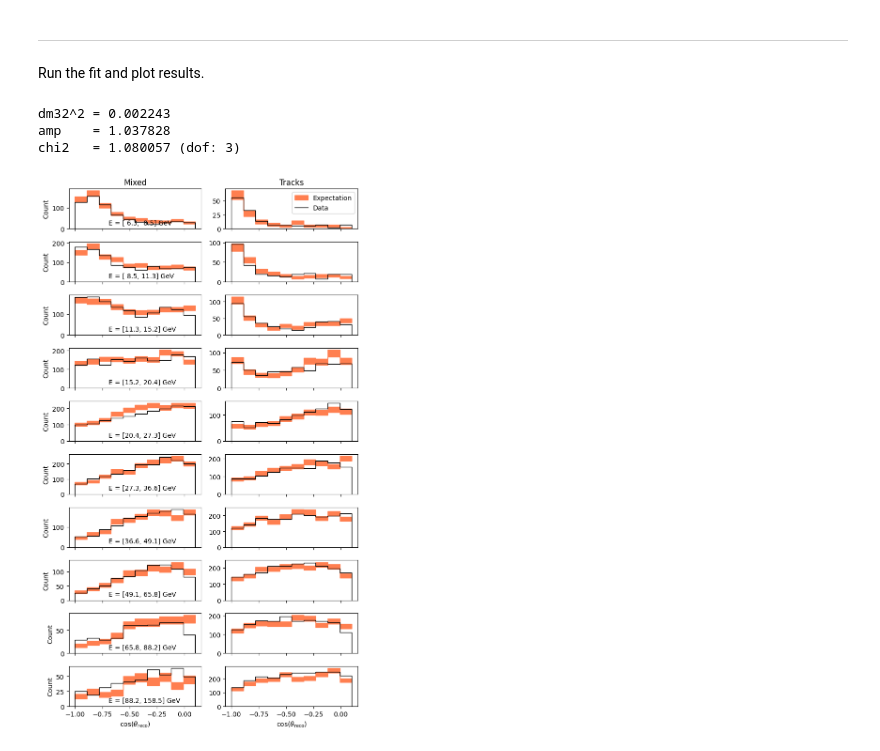
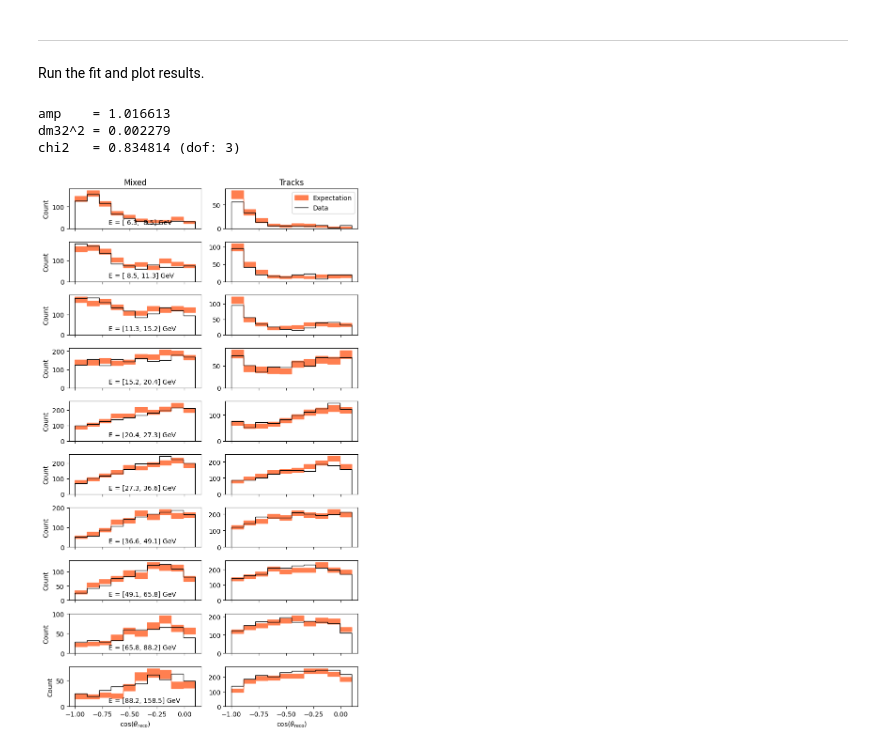
Before and after one commit to bleaktwig/icdr_example, a Jupyter notebook: example.ipynb, the cells around one changed output. Cells and saved outputs as stored; diff of their text form; code cells hidden in the pictures.

```diff
--- a/example.ipynb
+++ b/example.ipynb
@@ -397,7 +458,33 @@ def chi2(params: list[float]):
+# %%
+def chi2(params: list[float]) -> float:
+    """
+    Calculates a simplified chi2. For simplicity, this function assumes that
+    `mcnu`, `h_data`, and `h_mcmu` are defined outside the scope of this func-
+    tion.
+
+    Args:
+        params  : list containing the amplitude, dm31, and muon fraction.
+        returns : the calculated chi2.
+    """
+    amp     = params[0]
+    dm31    = params[1]
+    mu_frac = params[2]
+
+    # Get MC histogram.
+    h_mcnu_s, h_mcmu_s = eval_weights(
+        mcnu, h_data, h_mcmu, dhs, amp, dm31, mu_frac
+    )
+    mc_total = h_mcnu_s + h_mcmu_s
+
+    # Compute and return chi2.
+    chi2 = (h_data - mc_total)**2 / mc_total
+    chi2[np.isnan(chi2)] = 0.
+    return chi2.sum() / (len(params) * np.sqrt(np.sum(h_data)))
 # %%
 # Draw 1D plots with test parameters to see if we get something sensible.
-T_MUFRAC = 0.05
-
-h_mcnu_s, h_mcmu_s = eval_weights(mcnu, h_data, h_mcmu, T_AMP, T_DM31, T_MUFRAC)
+TEST_MUFRAC = 0.05
+h_mcnu_s, h_mcmu_s = eval_weights(
+    mcnu, h_data, h_mcmu, dhs, TEST_AMP, TEST_DM31, TEST_MUFRAC
+)
 draw_1Dplots(h_data, h_mcnu_s+h_mcmu_s)
 # %% [output]
@@ -406,17 +493,23 @@ draw_1Dplots(h_data, h_mcnu_s+h_mcmu_s)
 ---
 Run the fit and plot results.
 # %%
-result = optimize.minimize(chi2, [T_AMP, T_DM31, T_MUFRAC], method="L-BFGS-B")
+dm31_bins = dhs["hs_numu_cc"]["dm31"].unique()
+BOUNDS = [
+    (None, None), (dm31_bins.min() + 1e-5, dm31_bins.max() - 1e-5), (0., 1.)
+]
+result = optimize.minimize(
+    chi2, [TEST_AMP, TEST_DM31, TEST_MUFRAC], method="L-BFGS-B", bounds=BOUNDS
+)
+print("amp    = %f" % result.x[0])
 print("dm32^2 = %f" % result.x[1])
-print("amp    = %f" % result.x[0])
 print("chi2   = %f (dof: %d)" % (chi2(result.x), len(result.x)))
 
 # Plot the result.
-h_mcnu_s, h_mcmu_s = eval_weights(mcnu, h_data, h_mcmu, *result.x)
+h_mcnu_s, h_mcmu_s = eval_weights(mcnu, h_data, h_mcmu, dhs, *result.x)
 h_mc = h_mcnu_s + h_mcmu_s
 draw_1Dplots(h_data, h_mc)
 # %% [output]
-dm32^2 = 0.002243
-amp    = 1.037828
-chi2   = 1.080057 (dof: 3)
+amp    = 1.016613
+dm32^2 = 0.002279
+chi2   = 0.834814 (dof: 3)
-[figure, old version]
+[figure, new version]
```
Also changed, not shown: parts of 20 cells of this notebook.
